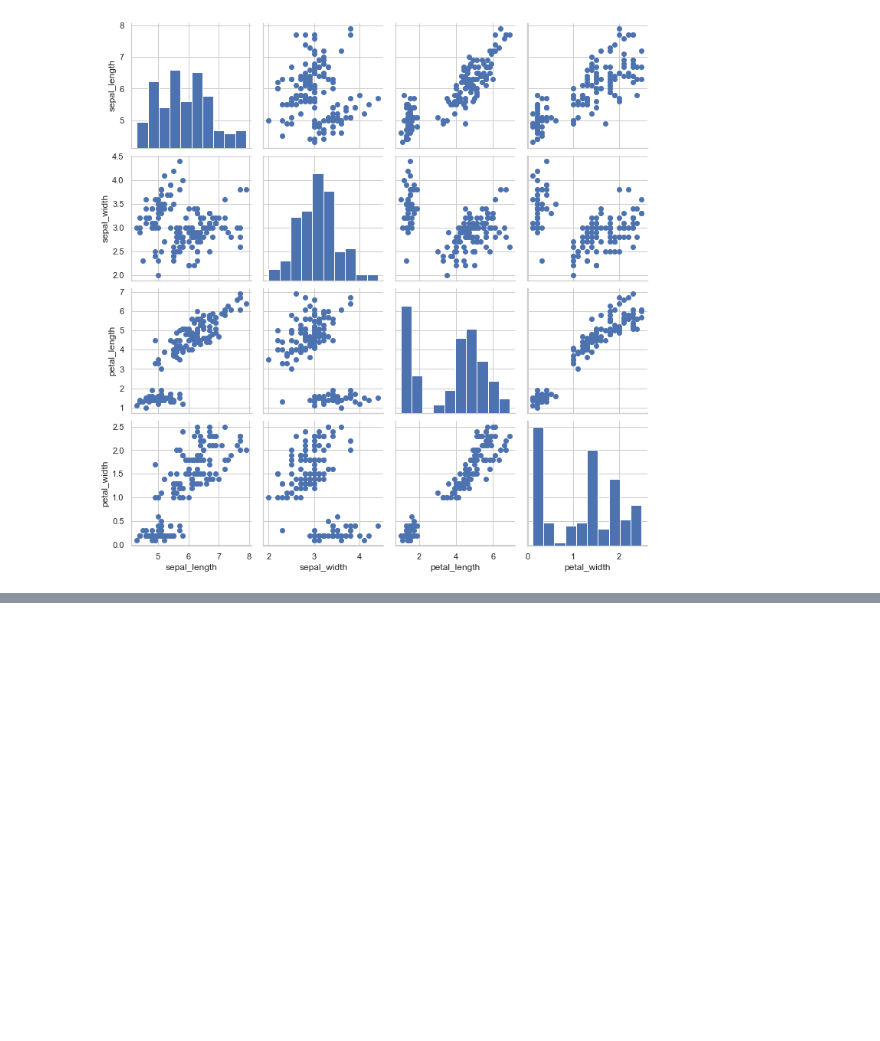
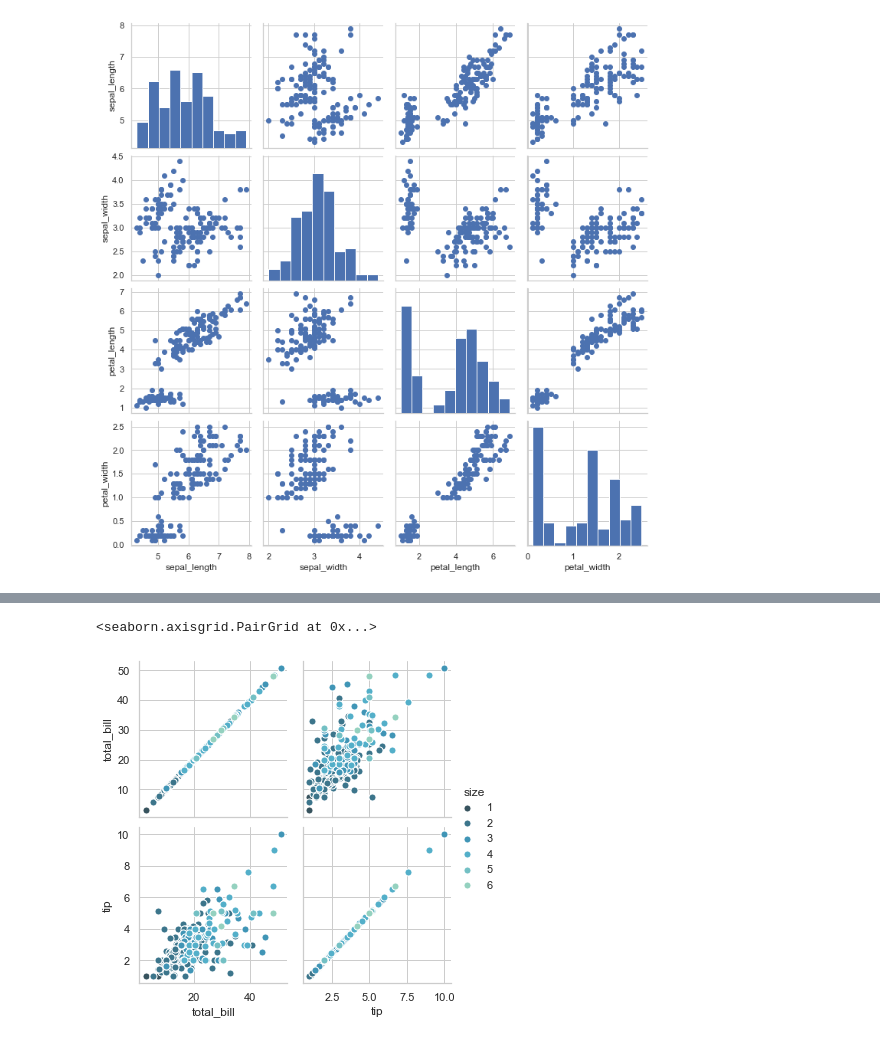
Before and after one commit to lixixi89055465/py_stu, a Jupyter notebook: tangyudi/base/seaborn/example-04.ipynb, the cells around one changed output, grey strips where cells are left out. Saved outputs shown, nothing was run; the diff lists cells and outputs as text; code cells hidden in the pictures; blank space fills up the shorter version.

```diff
--- a/tangyudi/base/seaborn/example-04.ipynb
+++ b/tangyudi/base/seaborn/example-04.ipynb
@@ -160,0 +179,7 @@ g.add_legend()
+# %%
+g=sns.PairGrid(tips,hue='size',palette='GnBu_d')
+g.map(plt.scatter,s=50,edgecolor='white')
+g.add_legend()
+# %% [output]
+<seaborn.axisgrid.PairGrid at 0x...>
+[figure, added]
```
Also changed, not shown: parts of 5 cells of this notebook, 2 other files.
